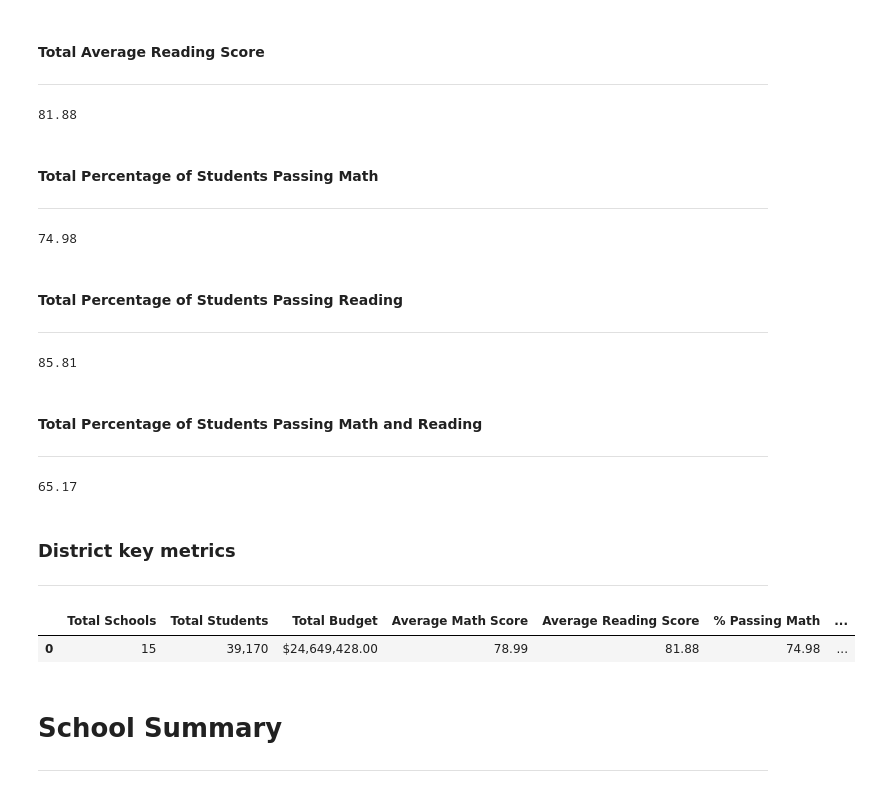
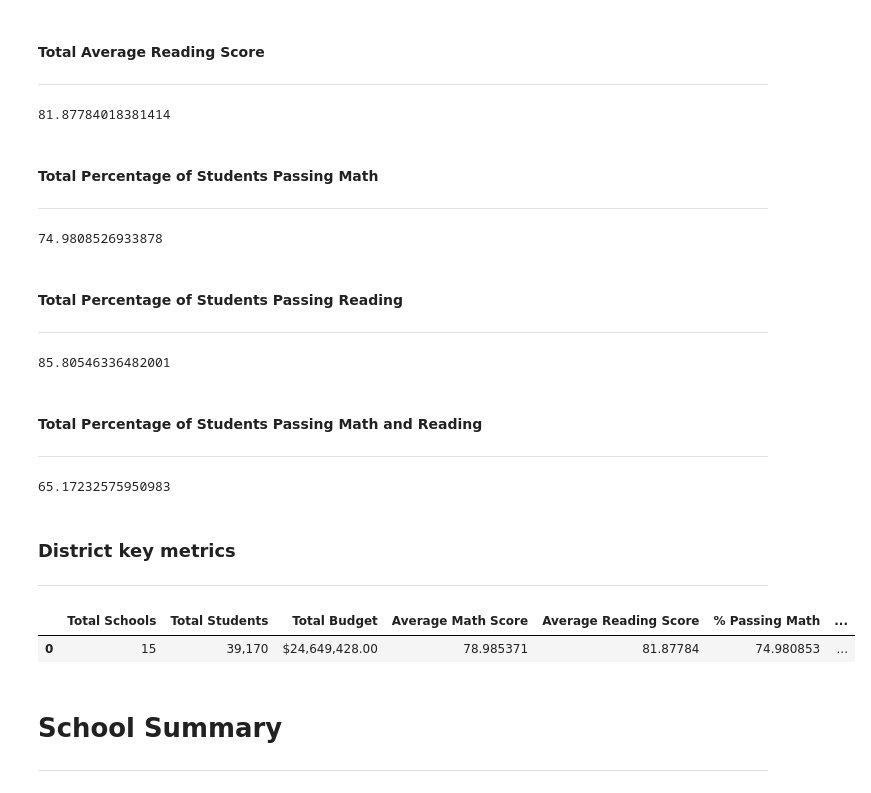
Before and after one commit to paololabuguen/pandas-challenge, a Jupyter notebook: PyCitySchools/py_city_school.ipynb, the cells around one changed output. Drawn from its saved outputs; the diff is of its cells as text; code cells hidden in the pictures.

```diff
--- a/PyCitySchools/py_city_school.ipynb
+++ b/PyCitySchools/py_city_school.ipynb
@@ -75,10 +77,10 @@ average_math_score
 # %%
 # Find the average reading score
 
-average_reading_score = round(school_student_df["reading_score"].mean(), 2)
+average_reading_score = school_student_df["reading_score"].mean()
 average_reading_score
 # %% [output]
-81.88
+81.87784018381414
 # %% [markdown]
 #### Total Percentage of Students Passing Math
 ----
@@ -86,10 +88,10 @@ average_reading_score
 # Find percentage of students passing math. Passing grade is 70 or higher
 
 math_pass = school_student_df.loc[(school_student_df["math_score"]) >= 70, :]["math_score"].count()
-per_math_pass = round(math_pass / student_count * 100, 2)
-per_math_pass
+math_pass_percent = math_pass / student_count * 100
+math_pass_percent
 # %% [output]
-74.98
+74.9808526933878
 # %% [markdown]
 #### Total Percentage of Students Passing Reading
 ----
@@ -97,10 +99,10 @@ per_math_pass
 # Find percentage of students passing reading. Passing grade is 70 or higher
 
 read_pass = school_student_df.loc[(school_student_df["reading_score"]) >= 70, :]["reading_score"].count()
-per_read_pass = round(read_pass / student_count * 100, 2)
-per_read_pass
+read_pass_percent = read_pass / student_count * 100
+read_pass_percent
 # %% [output]
-85.81
+85.80546336482001
 # %% [markdown]
 #### Total Percentage of Students Passing Math and Reading
 ----
@@ -110,29 +112,29 @@ per_read_pass
 overall_pass = school_student_df.loc[((school_student_df["reading_score"]) >= 70) &
                                      ((school_student_df["math_score"]) >= 70), :]["reading_score"].count()
 
-per_overall_pass = round(overall_pass / student_count * 100, 2)
+overall_pass_percent = overall_pass / student_count * 100
 
-per_overall_pass
+overall_pass_percent
 # %% [output]
-65.17
+65.17232575950983
 # %% [markdown]
 ### District key metrics
 ---
 # %%
 # Create DataFrame for district's key metrics
 
 district_summary = pd.DataFrame([{"Total Schools": school_count, "Total Students": student_count, "Total Budget": total_budget,
                                   "Average Math Score": average_math_score, "Average Reading Score": average_reading_score,
-                                  "% Passing Math": per_math_pass, "%Passing Reading": per_read_pass, "% Overall Passing": per_overall_pass}])
+                                  "% Passing Math": math_pass_percent, "%Passing Reading": read_pass_percent, "% Overall Passing": overall_pass_percent}])
 
 # Formatting
 district_summary["Total Students"] = district_summary["Total Students"].map("{:,}".format)
 district_summary["Total Budget"] = district_summary["Total Budget"].map("${:,.2f}".format)
 
 district_summary
 # %% [output]
 |  | Total Schools | Total Students | Total Budget | Average Math Score | Average Reading Score | % Passing Math | ... |
-| 0 | 15 | 39,170 | $24,649,428.00 | 78.99 | 81.88 | 74.98 | ... |
+| 0 | 15 | 39,170 | $24,649,428.00 | 78.985371 | 81.87784 | 74.980853 | ... |
 # %% [markdown]
 # School Summary
 ---
```
Also changed, not shown: parts of 24 cells of this notebook.
